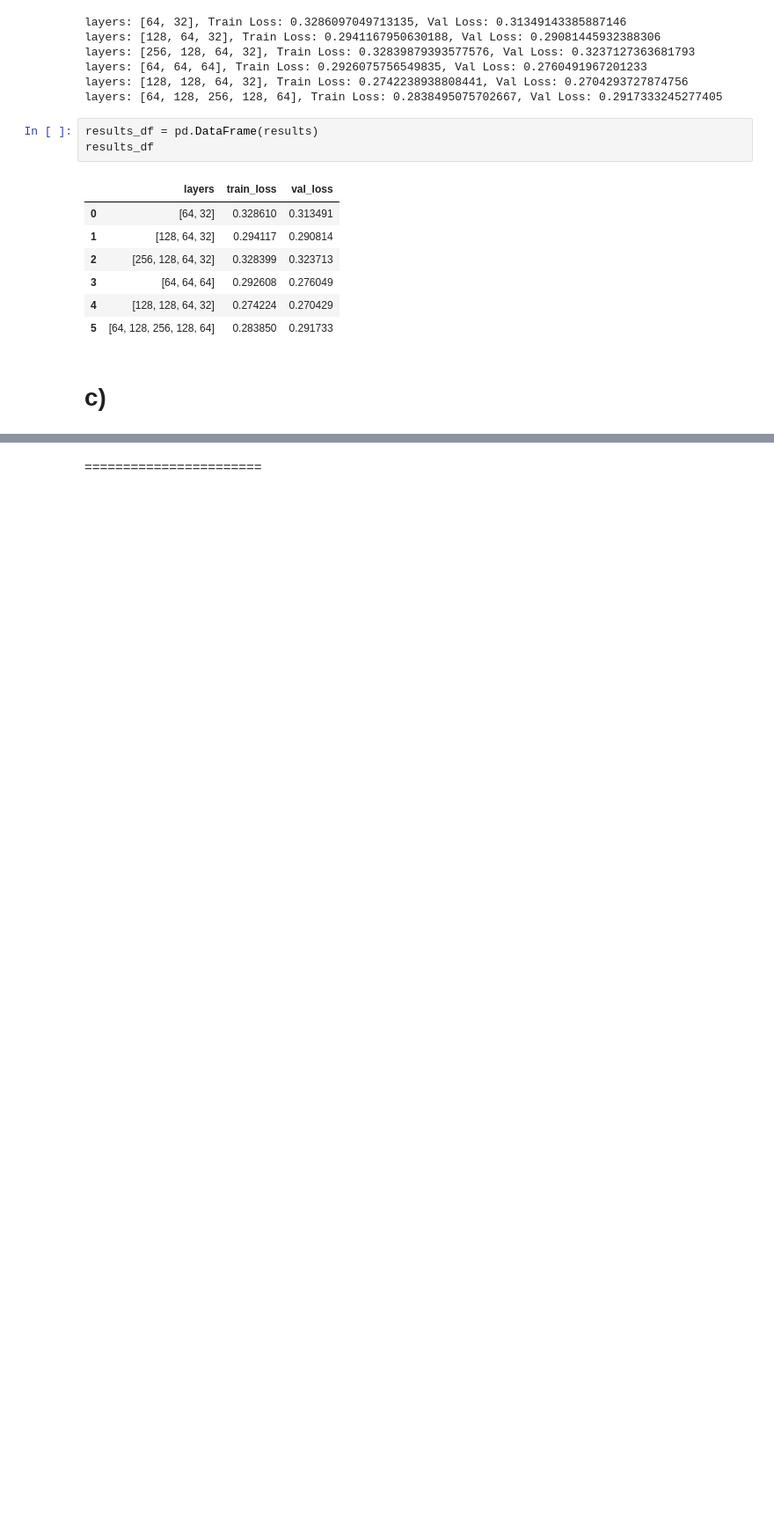
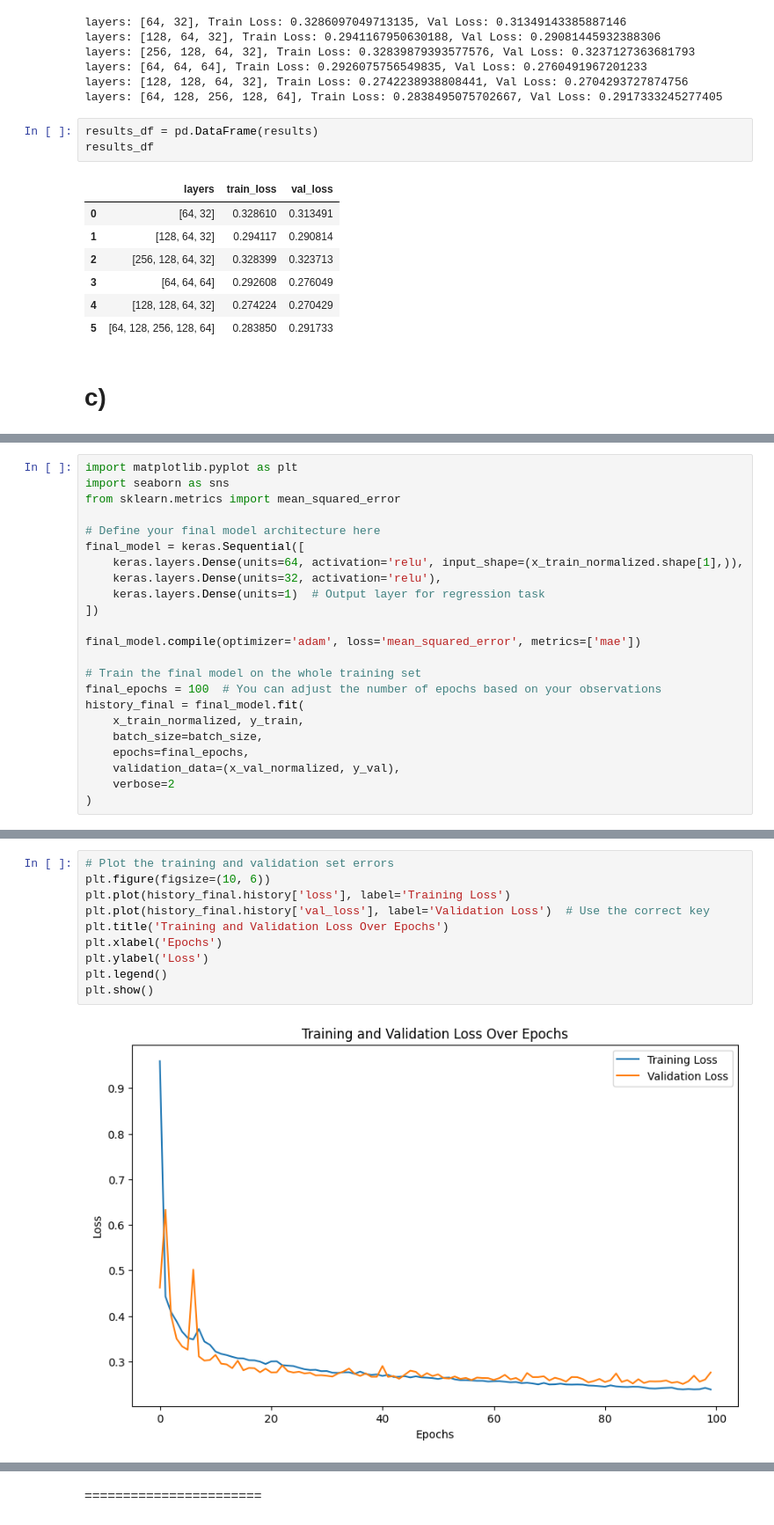
Before and after one commit to saifar-tug/deep_learning_ex2, a Jupyter notebook: Assignment_2.ipynb, the cells around one changed output, grey strips where cells are left out. Shown at 88% size. Saved outputs shown, nothing was run; the diff lists cells and outputs as text; blank space fills up the shorter version.

Commit message:
task done until d)

```diff
--- a/Assignment_2.ipynb
+++ b/Assignment_2.ipynb
@@ -256,0 +262,23 @@ results_df_optimizers
+# %%
+import matplotlib.pyplot as plt
+import seaborn as sns
+from sklearn.metrics import mean_squared_error
+
+# Define your final model architecture here
+final_model = keras.Sequential([
+    keras.layers.Dense(units=64, activation='relu', input_shape=(x_train_normalized.shape[1],)),
+    keras.layers.Dense(units=32, activation='relu'),
+    keras.layers.Dense(units=1)  # Output layer for regression task
+])
+
+final_model.compile(optimizer='adam', loss='mean_squared_error', metrics=['mae'])
+
+# Train the final model on the whole training set
+final_epochs = 100  # You can adjust the number of epochs based on your observations
+history_final = final_model.fit(
+    x_train_normalized, y_train,
+    batch_size=batch_size,
+    epochs=final_epochs,
+    validation_data=(x_val_normalized, y_val),
+    verbose=2
+)
@@ -256,0 +303,12 @@ results_df_optimizers
+# %%
+# Plot the training and validation set errors
+plt.figure(figsize=(10, 6))
+plt.plot(history_final.history['loss'], label='Training Loss')
+plt.plot(history_final.history['val_loss'], label='Validation Loss')  # Use the correct key
+plt.title('Training and Validation Loss Over Epochs')
+plt.xlabel('Epochs')
+plt.ylabel('Loss')
+plt.legend()
+plt.show()
+# %% [output]
+[figure, added]
```
Also changed, not shown: parts of 18 cells of this notebook.
